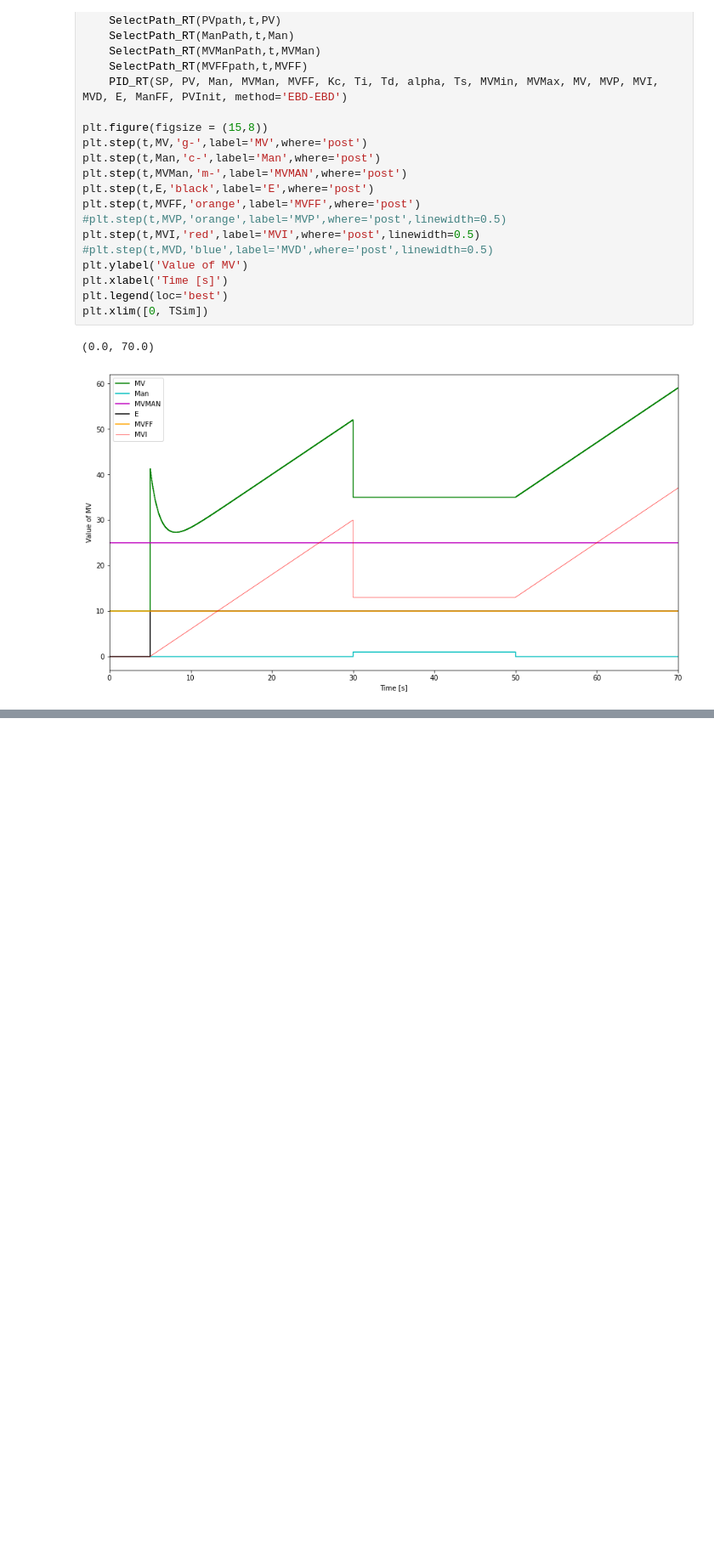
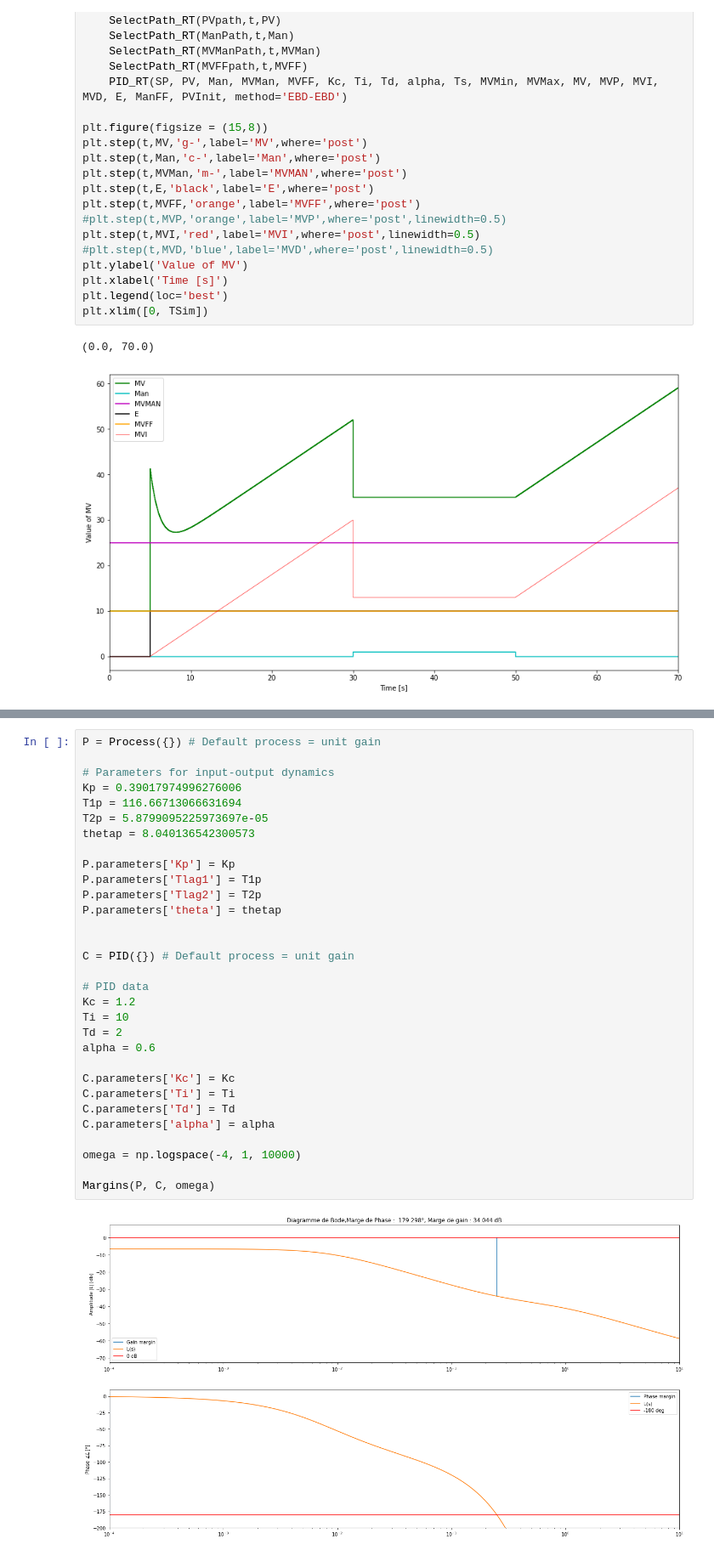
Before and after one commit to 195344/Labo_Control_Theory, a Jupyter notebook: package_LAB.ipynb, the cells around one changed output, grey strips where cells are left out. Shown at 85% size. Cells and saved outputs as stored; diff of their text form; blank space fills up the shorter version.

Commit message:
margins

```diff
--- a/package_LAB.ipynb
+++ b/package_LAB.ipynb
@@ -352,0 +375,33 @@ plt.xlim([0, TSim])
+# %%
+P = Process({}) # Default process = unit gain
+
+# Parameters for input-output dynamics
+Kp = 0.39017974996276006
+T1p = 116.66713066631694
+T2p = 5.8799095225973697e-05
+thetap = 8.040136542300573
+
+P.parameters['Kp'] = Kp
+P.parameters['Tlag1'] = T1p
+P.parameters['Tlag2'] = T2p
+P.parameters['theta'] = thetap
+
+
+C = PID({}) # Default process = unit gain
+
+# PID data
+Kc = 1.2
+Ti = 10
+Td = 2
+alpha = 0.6
+
+C.parameters['Kc'] = Kc
+C.parameters['Ti'] = Ti
+C.parameters['Td'] = Td
+C.parameters['alpha'] = alpha
+
+omega = np.logspace(-4, 1, 10000)
+
+Margins(P, C, omega)
+# %% [output]
+[figure, added]
```
Also changed, not shown: parts of 3 cells of this notebook, 1 other file.
